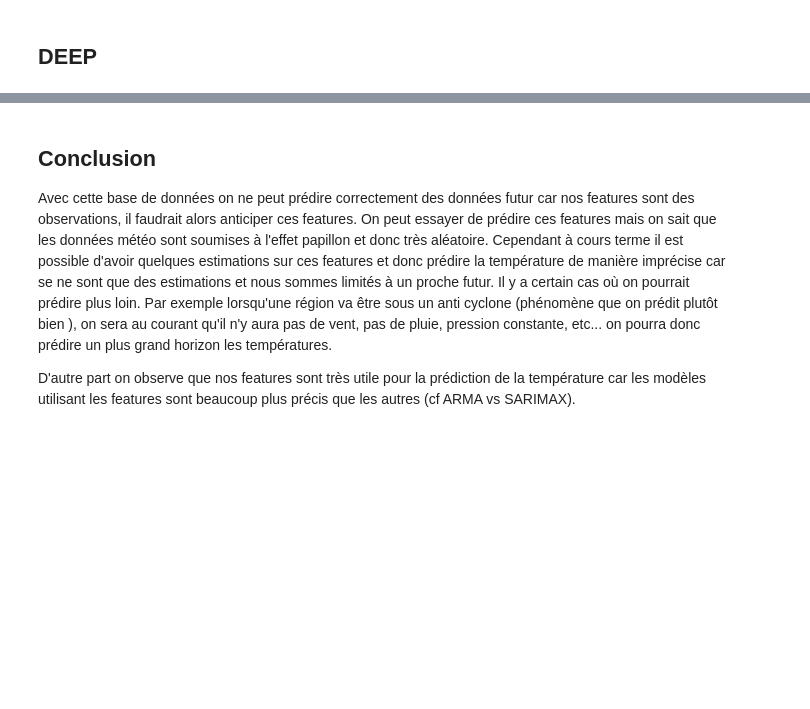
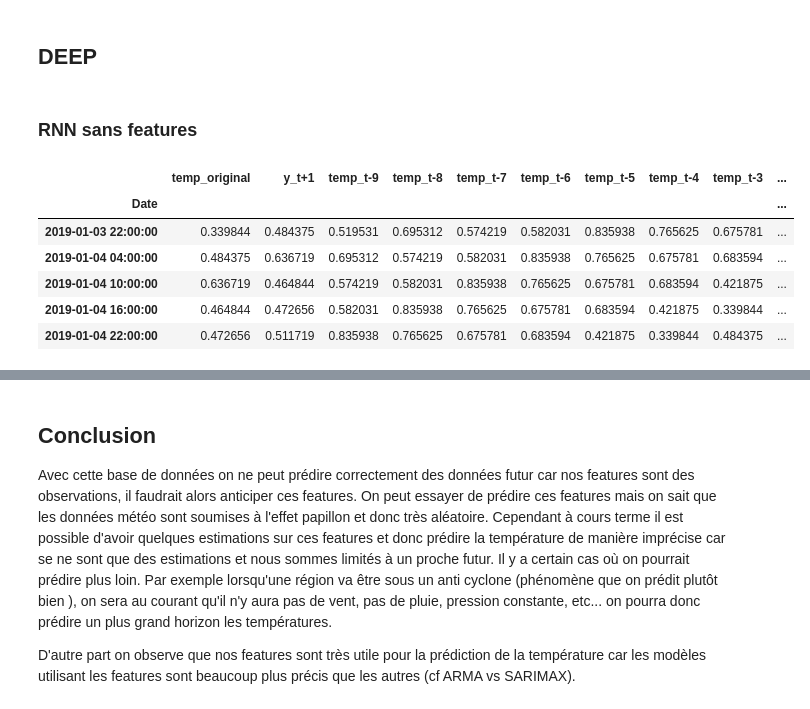
Before and after one commit to JAndretti/Projet-Time-Series-E5, a Jupyter notebook: main.ipynb, the cells around one changed output, grey strips where cells are left out. Cells and saved outputs as stored; diff of their text form; code cells hidden in the pictures; blank space fills up the shorter version.

```diff
--- a/main.ipynb
+++ b/main.ipynb
@@ -647,5 +643,7 @@ Root Mean Squared Error: 1.8672168077802547
 Les prédicitions sont loin d'être mauvaise mais pas aussi précise que pour le modele de base
 # %% [markdown]
 ## DEEP
+# %% [markdown]
+### RNN sans features
 # %%
 from sklearn.preprocessing import MinMaxScaler
@@ -665,0 +650,43 @@ test_scale=scaler.transform(y_test)
+# %%
+Terresaustralesetantarctiquesfrançaises.set_index('Date', inplace = True)
+# %%
+T = 10
+HORIZON = 1
+# %%
+col = ['Pression au niveau mer','Vitesse du vent moyen 10 mn','Humidité','Pression station','Rafales sur une période','Précipitations dans les 3 dernières heures']
+valid_start_dt = '2021-07-01 00:00:00'
+test_start_dt = '2022-01-01 00:00:00'
+train = Terresaustralesetantarctiquesfrançaises.copy()[Terresaustralesetantarctiquesfrançaises.index < valid_start_dt][['Température (°C)']]
+
+scaler = MinMaxScaler()
+train['Température (°C)'] = scaler.fit_transform(train)
+# 3. Shift the dataframe to create the input samples.
+train_shifted = train.copy()
+train_shifted['y_t+1'] = train_shifted['Température (°C)'].shift(-1)
+
+for t in range(1, T+1):
+    train_shifted[str(T-t)] = train_shifted['Température (°C)'].shift(T-t)
+y_col = 'y_t+1'
+X_cols = [  'temp_t-9',
+            'temp_t-8',
+            'temp_t-7',
+            'temp_t-6',
+            'temp_t-5',
+             'temp_t-4',
+             'temp_t-3',
+             'temp_t-2',
+             'temp_t-1',
+             'temp_t']
+train_shifted.columns = ['temp_original']+[y_col]+X_cols
+
+# 4.Discard any samples with missing values
+train_shifted = train_shifted.dropna(how='any')
+train_shifted.head(5)
+# %% [output]
+|  | temp_original | y_t+1 | temp_t-9 | temp_t-8 | temp_t-7 | temp_t-6 | temp_t-5 | temp_t-4 | temp_t-3 | ... |
+| Date |  |  |  |  |  |  |  |  |  | ... |
+| 2019-01-03 22:00:00 | 0.339844 | 0.484375 | 0.519531 | 0.695312 | 0.574219 | 0.582031 | 0.835938 | 0.765625 | 0.675781 | ... |
+| 2019-01-04 04:00:00 | 0.484375 | 0.636719 | 0.695312 | 0.574219 | 0.582031 | 0.835938 | 0.765625 | 0.675781 | 0.683594 | ... |
+| 2019-01-04 10:00:00 | 0.636719 | 0.464844 | 0.574219 | 0.582031 | 0.835938 | 0.765625 | 0.675781 | 0.683594 | 0.421875 | ... |
+| 2019-01-04 16:00:00 | 0.464844 | 0.472656 | 0.582031 | 0.835938 | 0.765625 | 0.675781 | 0.683594 | 0.421875 | 0.339844 | ... |
+| 2019-01-04 22:00:00 | 0.472656 | 0.511719 | 0.835938 | 0.765625 | 0.675781 | 0.683594 | 0.421875 | 0.339844 | 0.484375 | ... |
```
Also changed, not shown: parts of 31 cells of this notebook.
